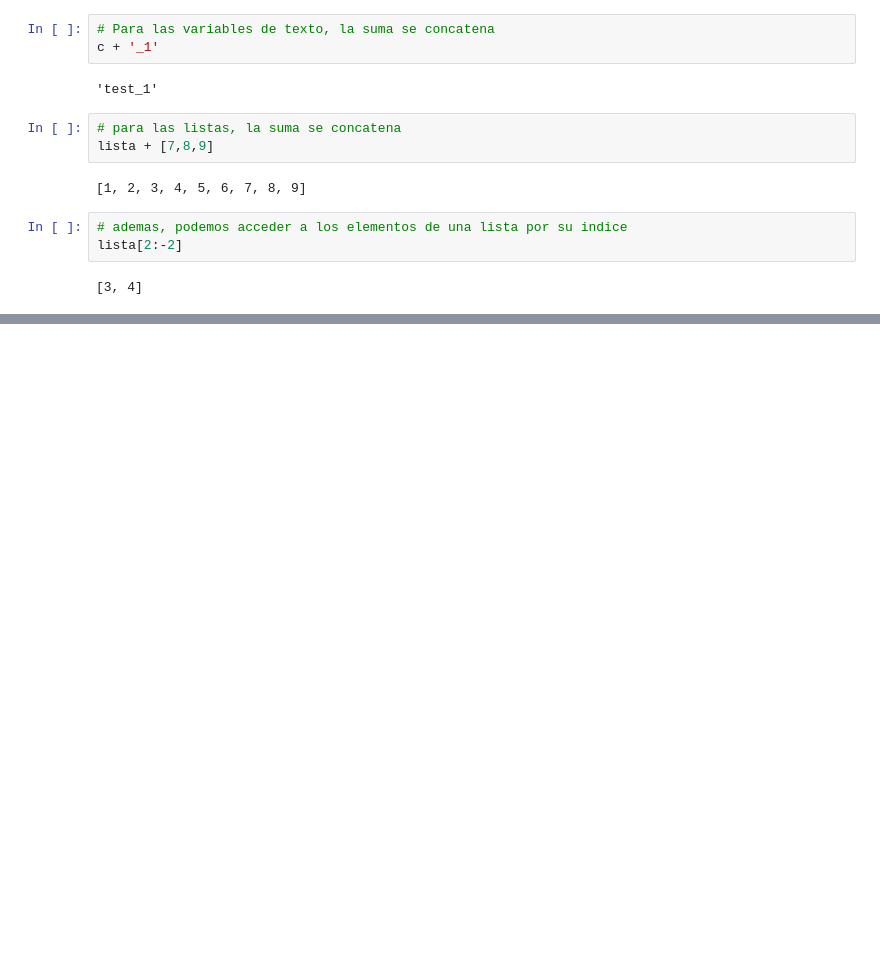
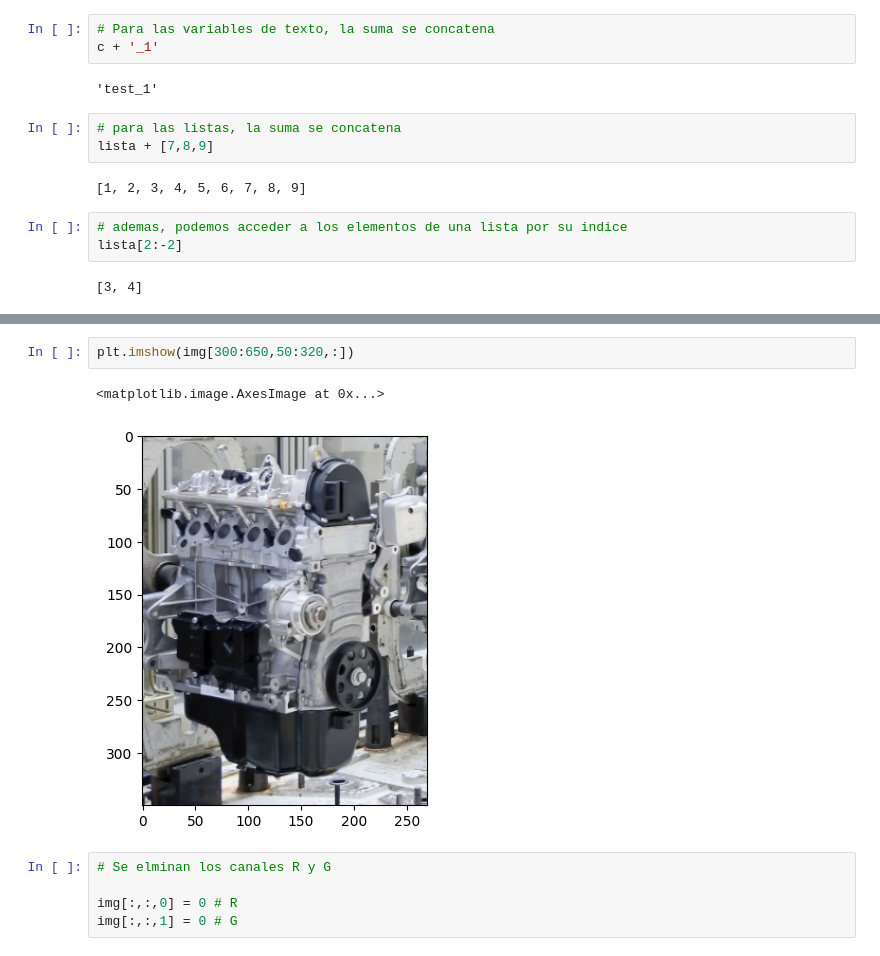
Before and after one commit to MezaMauricio/Portfolio, a Jupyter notebook: C03.ipynb, the cells around one changed output, grey strips where cells are left out. Saved outputs shown, nothing was run; the diff lists cells and outputs as text; blank space fills up the shorter version.

```diff
--- a/C03.ipynb
+++ b/C03.ipynb
@@ -29,0 +398,10 @@ lista[2:-2]
+# %%
+plt.imshow(img[300:650,50:320,:])
+# %% [output]
+<matplotlib.image.AxesImage at 0x...>
+[figure, added]
+# %%
+# Se elminan los canales R y G
+
+img[:,:,0] = 0 # R
+img[:,:,1] = 0 # G
```
Also changed, not shown: parts of 41 cells of this notebook, 1 other file.
